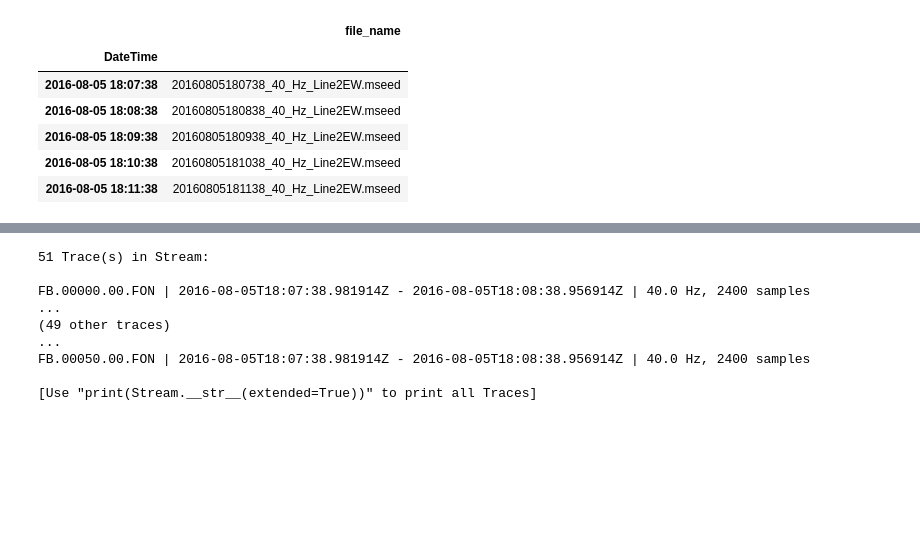
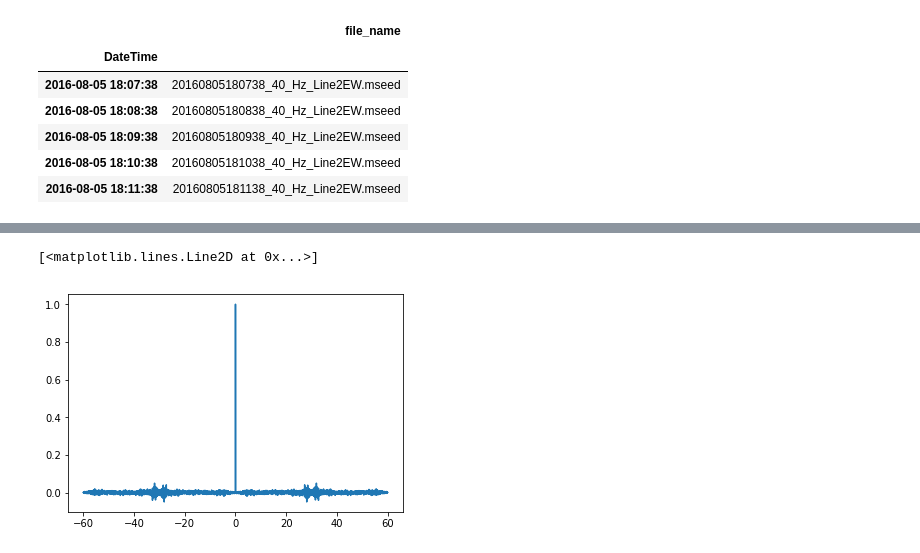
Before and after one commit to rmartinshort/Met_data_predict, a Jupyter notebook: notebooks/DAS XC test line 2EW.ipynb, the cells around one changed output, grey strips where cells are left out. Drawn from its saved outputs; the diff is of its cells as text; code cells hidden in the pictures; blank space fills up the shorter version.

```diff
--- a/notebooks/DAS XC test line 2EW.ipynb
+++ b/notebooks/DAS XC test line 2EW.ipynb
@@ -70,13 +81,7 @@ Xcorr_mat = np.zeros([len(fc),len(f)])
 Xcorr_mat[:,0] = fc
-# %%
-print(f)
-# %% [output]
-51 Trace(s) in Stream:
-
-FB.00000.00.FON | 2016-08-05T18:07:38.981914Z - 2016-08-05T18:08:38.956914Z | 40.0 Hz, 2400 samples
-...
-(49 other traces)
-...
-FB.00050.00.FON | 2016-08-05T18:07:38.981914Z - 2016-08-05T18:08:38.956914Z | 40.0 Hz, 2400 samples
-
-[Use "print(Stream.__str__(extended=True))" to print all Traces]
+# %%
+#Cross correlation of virtual source with itself
+plt.plot(X,fc)
+# %% [output]
+[<matplotlib.lines.Line2D at 0x...>]
+[figure, added]
```
Also changed, not shown: parts of 34 cells of this notebook, 2 other files.
